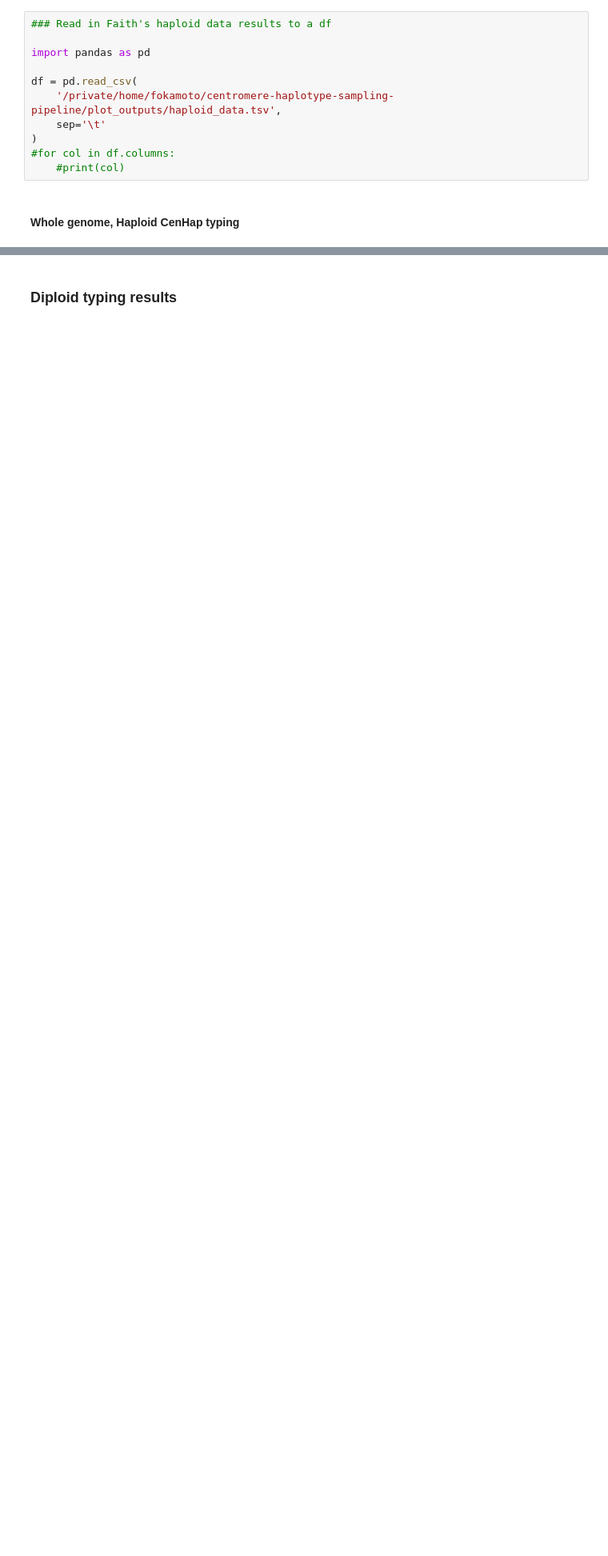
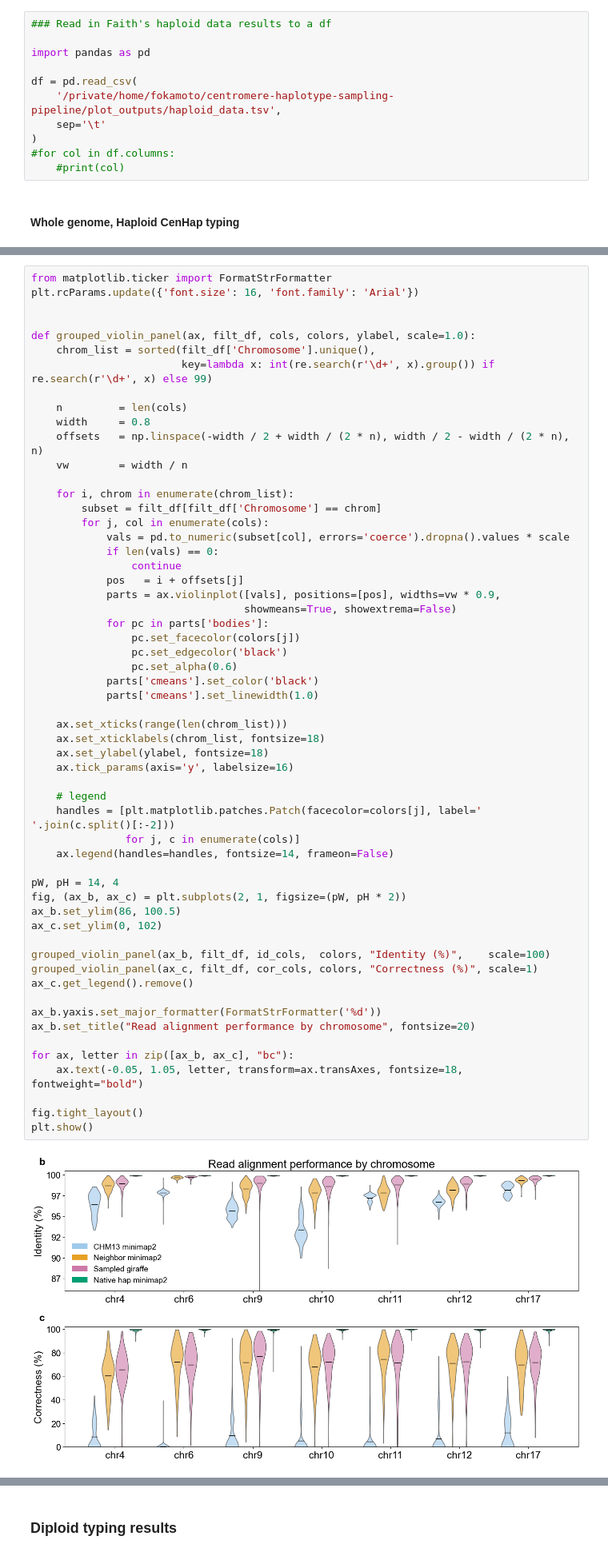
Before and after one commit to miramastoras/centrolign_analysis, a Jupyter notebook: analysis_notes/release2_QC_v2/notebooks/Fig5_pangenome_figures.ipynb, the cells around one changed output, grey strips where cells are left out. Shown at 80% size. Drawn from its saved outputs; the diff is of its cells as text; blank space fills up the shorter version.

```diff
--- a/analysis_notes/release2_QC_v2/notebooks/Fig5_pangenome_figures.ipynb
+++ b/analysis_notes/release2_QC_v2/notebooks/Fig5_pangenome_figures.ipynb
@@ -198,2 +267,61 @@ plt.show()
+# %%
+from matplotlib.ticker import FormatStrFormatter
+plt.rcParams.update({'font.size': 16, 'font.family': 'Arial'})
+
+
+def grouped_violin_panel(ax, filt_df, cols, colors, ylabel, scale=1.0):
+    chrom_list = sorted(filt_df['Chromosome'].unique(),
+                        key=lambda x: int(re.search(r'\d+', x).group()) if re.search(r'\d+', x) else 99)
+
+    n         = len(cols)
+    width     = 0.8
+    offsets   = np.linspace(-width / 2 + width / (2 * n), width / 2 - width / (2 * n), n)
+    vw        = width / n
+
+    for i, chrom in enumerate(chrom_list):
+        subset = filt_df[filt_df['Chromosome'] == chrom]
+        for j, col in enumerate(cols):
+            vals = pd.to_numeric(subset[col], errors='coerce').dropna().values * scale
+            if len(vals) == 0:
+                continue
+            pos   = i + offsets[j]
+            parts = ax.violinplot([vals], positions=[pos], widths=vw * 0.9,
+                                  showmeans=True, showextrema=False)
+            for pc in parts['bodies']:
+                pc.set_facecolor(colors[j])
+                pc.set_edgecolor('black')
+                pc.set_alpha(0.6)
+            parts['cmeans'].set_color('black')
+            parts['cmeans'].set_linewidth(1.0)
+
+    ax.set_xticks(range(len(chrom_list)))
+    ax.set_xticklabels(chrom_list, fontsize=18)
+    ax.set_ylabel(ylabel, fontsize=18)
+    ax.tick_params(axis='y', labelsize=16)
+
+    # legend
+    handles = [plt.matplotlib.patches.Patch(facecolor=colors[j], label=' '.join(c.split()[:-2]))
+               for j, c in enumerate(cols)]
+    ax.legend(handles=handles, fontsize=14, frameon=False)
+
+pW, pH = 14, 4
+fig, (ax_b, ax_c) = plt.subplots(2, 1, figsize=(pW, pH * 2))
+ax_b.set_ylim(86, 100.5)
+ax_c.set_ylim(0, 102)
+
+grouped_violin_panel(ax_b, filt_df, id_cols,  colors, "Identity (%)",    scale=100)
+grouped_violin_panel(ax_c, filt_df, cor_cols, colors, "Correctness (%)", scale=1)
+ax_c.get_legend().remove()
+
+ax_b.yaxis.set_major_formatter(FormatStrFormatter('%d'))
+ax_b.set_title("Read alignment performance by chromosome", fontsize=20)
+
+for ax, letter in zip([ax_b, ax_c], "bc"):
+    ax.text(-0.05, 1.05, letter, transform=ax.transAxes, fontsize=18, fontweight="bold")
+
+fig.tight_layout()
+plt.show()
+# %% [output]
+[figure, added]
 # %% [markdown]
 ### Visualizing typing confidence with scores
```
Also changed, not shown: parts of 20 cells of this notebook, 1 other file.
